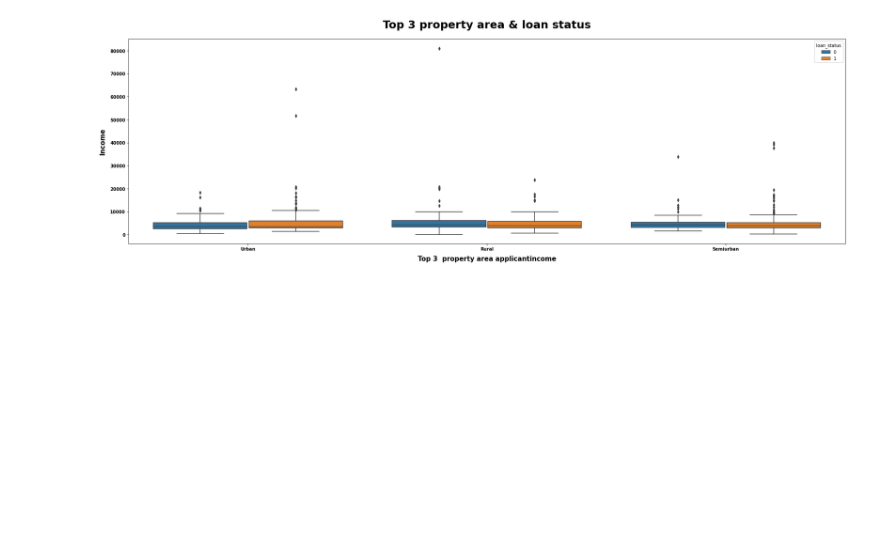
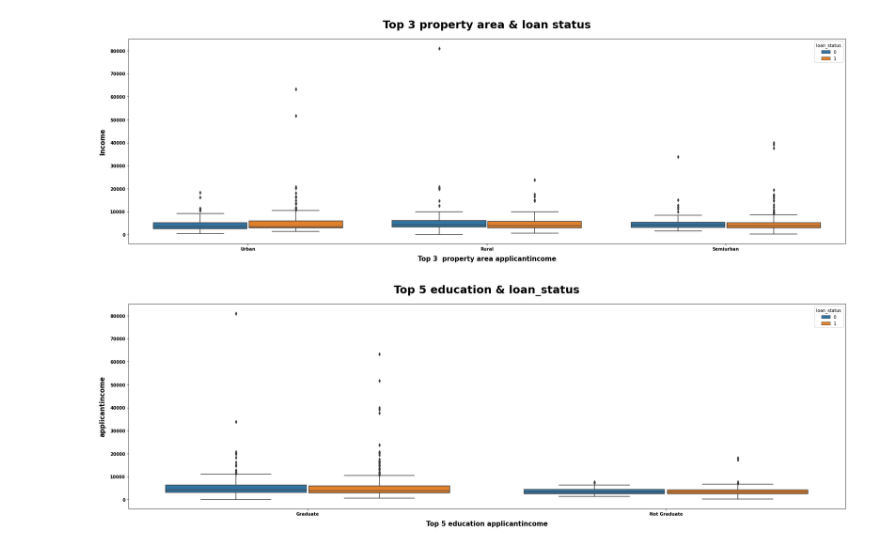
Before and after one commit to masete/Home-Loan-Approval, a Jupyter notebook: homeapproval.ipynb, the cells around one changed output. Saved outputs shown, nothing was run; the diff lists cells and outputs as text; code cells hidden in the pictures; blank space fills up the shorter version.

```diff
--- a/homeapproval.ipynb
+++ b/homeapproval.ipynb
@@ -1078,15 +1092,17 @@ mtvboxplot(data=data, title=title, x=x, y=y,
 # %%
 C = (df_train.loc[df_train["education"]
          .isin(["Graduate", "Not Graduate"])]
          .loc[:, ["applicantincome", "education", "loan_status"]])
 
 data = C
-title = "Top 5 education & Risk Flag"
+title = "Top 5 education & loan_status"
 x = "education"
 y = "applicantincome"
-hue = "risk_flag"
-xlabel = "Top 5 education Income"
+hue = "loan_status"
+xlabel = "Top 5 education applicantincome"
 ylabel = "applicantincome"
 
 mtvboxplot(data=data, title=title, x=x, y=y,
            hue=hue, xlabel=xlabel, ylabel=ylabel);
+# %% [output]
+[figure, added]
```
Also changed, not shown: parts of 2 cells of this notebook.
